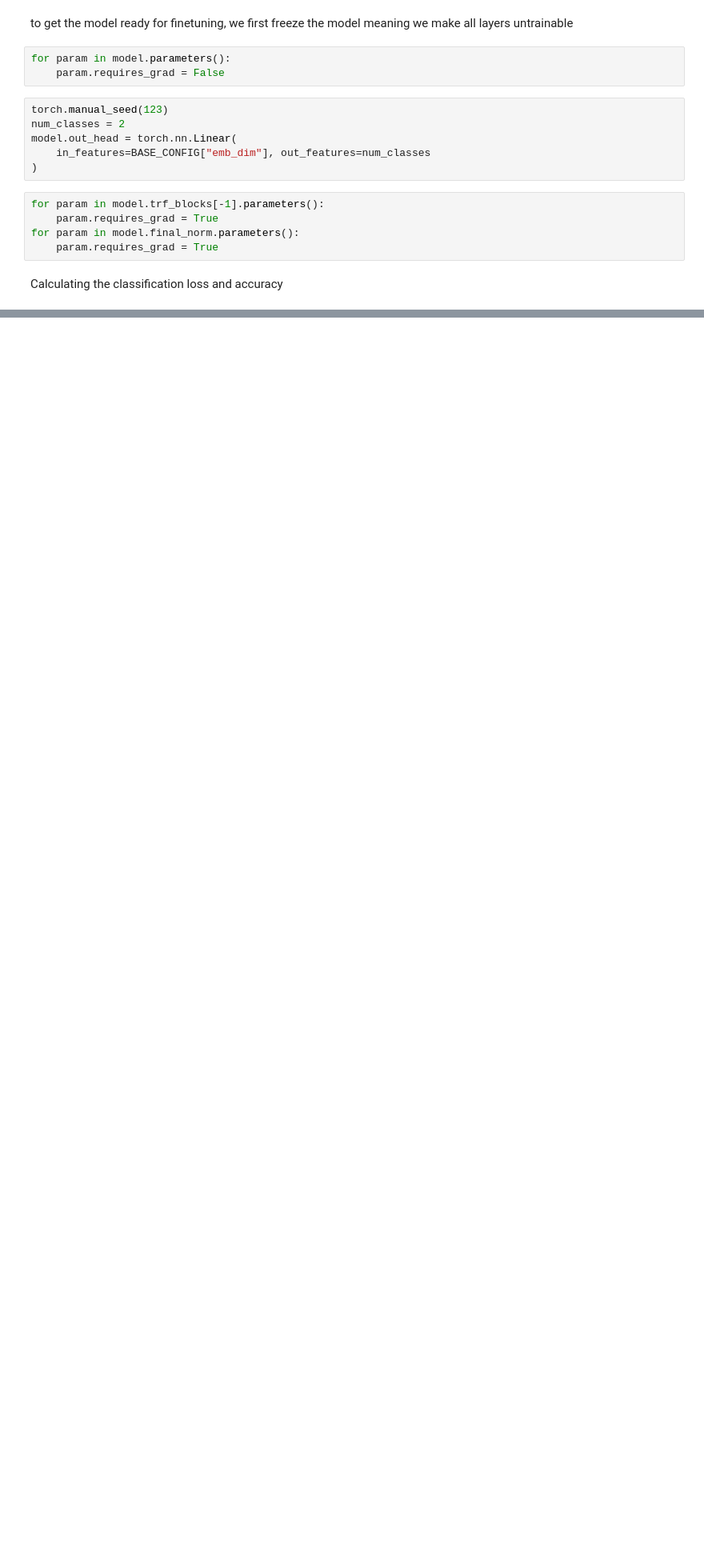
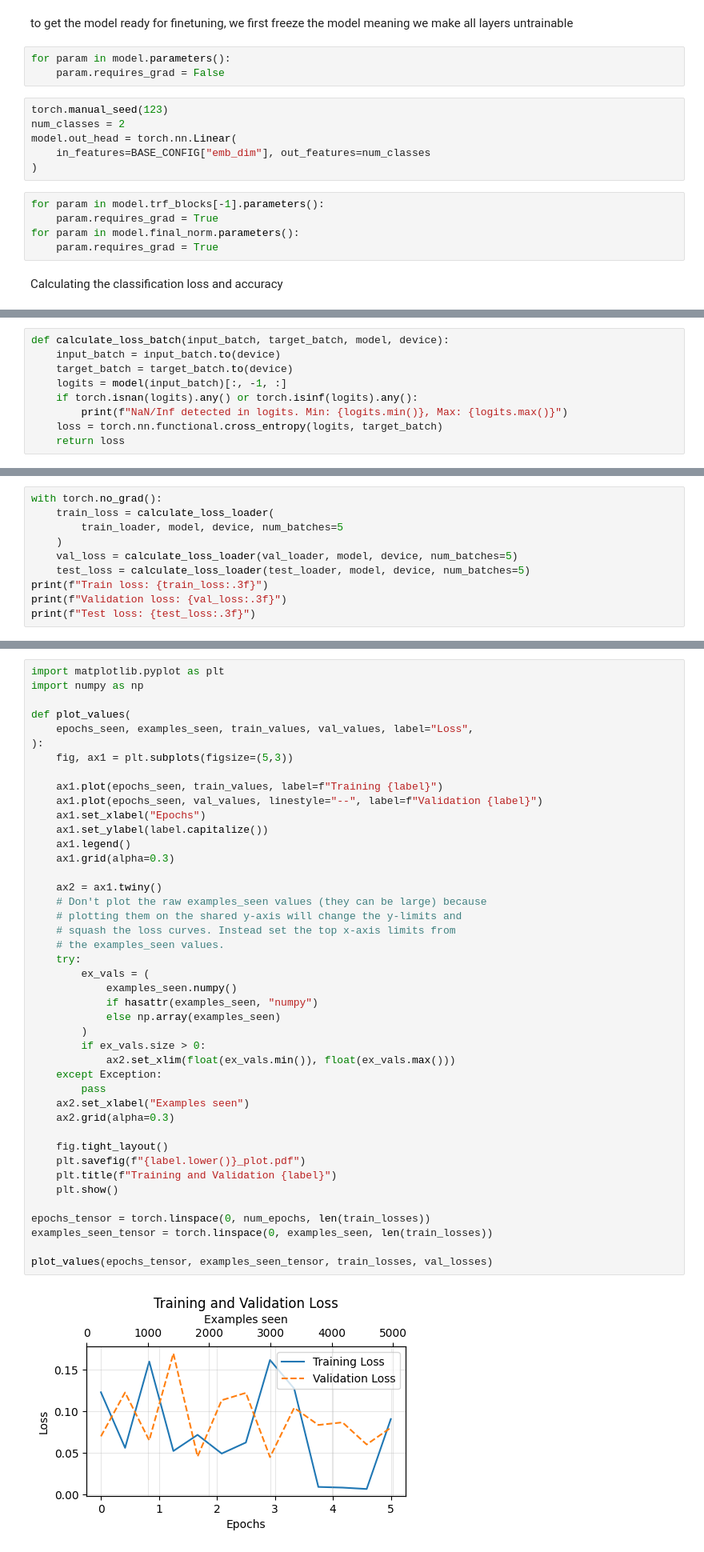
Before and after one commit to horyekhunley/building_llm_from_scratch, a Jupyter notebook: finetuning.ipynb, the cells around one changed output, grey strips where cells are left out. Shown at 80% size. Saved outputs shown, nothing was run; the diff lists cells and outputs as text; blank space fills up the shorter version.

Commit message:
implemented classification losses before finetuning

```diff
--- a/finetuning.ipynb
+++ b/finetuning.ipynb
@@ -486,0 +371,9 @@ Test accuracy (first 10 batches): 51.25%
+# %%
+def calculate_loss_batch(input_batch, target_batch, model, device):
+    input_batch = input_batch.to(device)
+    target_batch = target_batch.to(device)
+    logits = model(input_batch)[:, -1, :]
+    if torch.isnan(logits).any() or torch.isinf(logits).any():
+        print(f"NaN/Inf detected in logits. Min: {logits.min()}, Max: {logits.max()}")
+    loss = torch.nn.functional.cross_entropy(logits, target_batch)
+    return loss
@@ -486,0 +398,10 @@ Test accuracy (first 10 batches): 51.25%
+# %%
+with torch.no_grad():
+    train_loss = calculate_loss_loader(
+        train_loader, model, device, num_batches=5
+    )
+    val_loss = calculate_loss_loader(val_loader, model, device, num_batches=5)
+    test_loss = calculate_loss_loader(test_loader, model, device, num_batches=5)
+print(f"Train loss: {train_loss:.3f}")
+print(f"Validation loss: {val_loss:.3f}")
+print(f"Test loss: {test_loss:.3f}")
@@ -486,0 +513,45 @@ Test accuracy (first 10 batches): 51.25%
+# %%
+import matplotlib.pyplot as plt
+import numpy as np
+
+def plot_values(
+    epochs_seen, examples_seen, train_values, val_values, label="Loss",
+):
+    fig, ax1 = plt.subplots(figsize=(5,3))
+
+    ax1.plot(epochs_seen, train_values, label=f"Training {label}")
+    ax1.plot(epochs_seen, val_values, linestyle="--", label=f"Validation {label}")
+    ax1.set_xlabel("Epochs")
+    ax1.set_ylabel(label.capitalize())
+    ax1.legend()
+    ax1.grid(alpha=0.3)
+
+    ax2 = ax1.twiny()
+    # Don't plot the raw examples_seen values (they can be large) because
+    # plotting them on the shared y-axis will change the y-limits and
+    # squash the loss curves. Instead set the top x-axis limits from
+    # the examples_seen values.
+    try:
+        ex_vals = (
+            examples_seen.numpy()
+            if hasattr(examples_seen, "numpy")
+            else np.array(examples_seen)
+        )
+        if ex_vals.size > 0:
+            ax2.set_xlim(float(ex_vals.min()), float(ex_vals.max()))
+    except Exception:
+        pass
+    ax2.set_xlabel("Examples seen")
+    ax2.grid(alpha=0.3)
+
+    fig.tight_layout()
+    plt.savefig(f"{label.lower()}_plot.pdf")
+    plt.title(f"Training and Validation {label}")
+    plt.show()
+
+epochs_tensor = torch.linspace(0, num_epochs, len(train_losses))
+examples_seen_tensor = torch.linspace(0, examples_seen, len(train_losses))
+
+plot_values(epochs_tensor, examples_seen_tensor, train_losses, val_losses)
+# %% [output]
+[figure, added]
```
Also changed, not shown: parts of 12 cells of this notebook, 1 other file.
